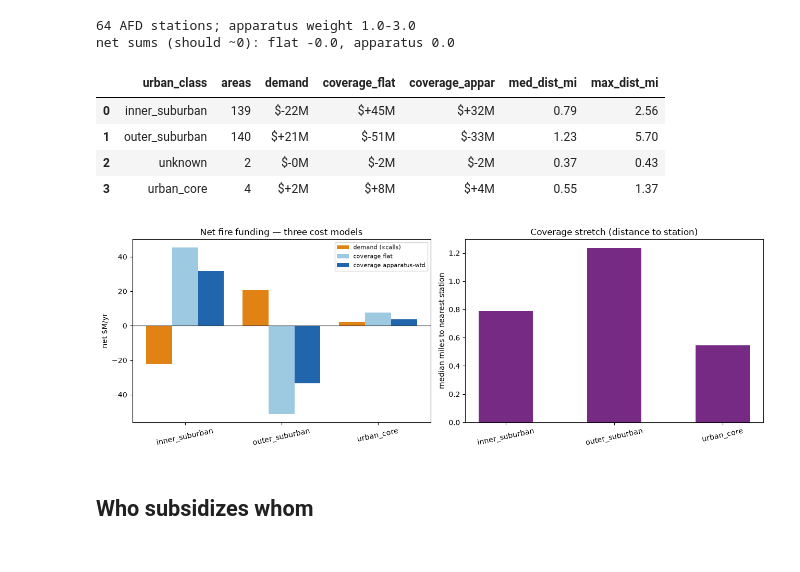
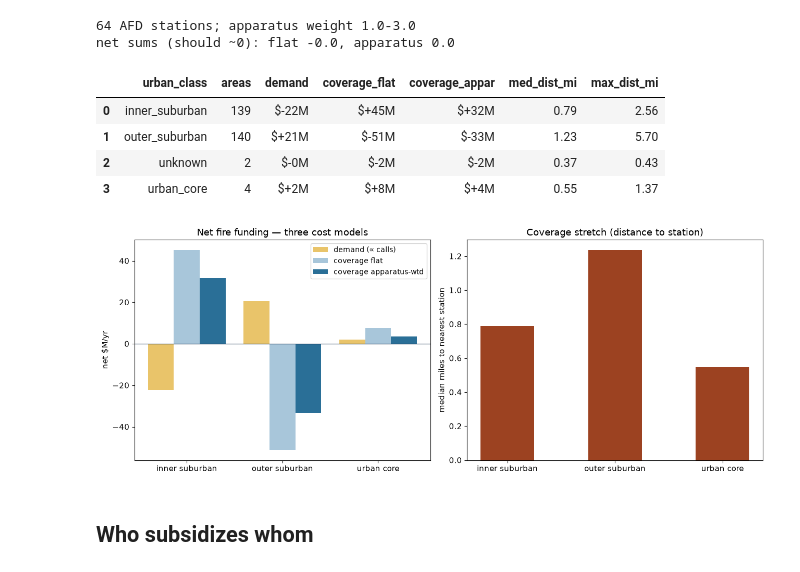
Before and after one commit to open-austin/fire-incident-analysis, a Jupyter notebook: notebooks/fire_use_vs_pays.ipynb, the cells around one changed output. Drawn from its saved outputs; the diff is of its cells as text; code cells hidden in the pictures.

```diff
--- a/notebooks/fire_use_vs_pays.ipynb
+++ b/notebooks/fire_use_vs_pays.ipynb
@@ -144,28 +144,35 @@ net sums (should ~0): flat -0.0, apparatus 0.0
 # %%
 by2 = t.groupby('urban_class').agg(areas=('net_demand_M','size'),
     demand=('net_demand_M','sum'), coverage_flat=('net_coverage_M','sum'),
     coverage_appar=('net_coverage_appar_M','sum'), med_dist_mi=('dist_mi','median'),
     max_dist_mi=('dist_mi','max')).reset_index()
 display(by2.style.format({'demand':'${:+,.0f}M'.format,'coverage_flat':'${:+,.0f}M'.format,
     'coverage_appar':'${:+,.0f}M'.format,'med_dist_mi':'{:.2f}'.format,'max_dist_mi':'{:.2f}'.format}))
+import sys; sys.path.insert(0, str(OUT.parent))
+import viz_palette as vpal
 cl = by2[by2['urban_class'].isin(['urban_core','inner_suburban','outer_suburban'])]
-x = np.arange(len(cl)); fig, ax = plt.subplots(1,2,figsize=(13,4.5))
-ax[0].bar(x-0.27, cl['demand'], 0.27, label='demand (∝calls)', color='#e08214')
-ax[0].bar(x, cl['coverage_flat'], 0.27, label='coverage flat', color='#9ecae1')
-ax[0].bar(x+0.27, cl['coverage_appar'], 0.27, label='coverage apparatus-wtd', color='#2166ac')
-ax[0].axhline(0,color='#333',lw=.8); ax[0].set_xticks(x); ax[0].set_xticklabels(cl['urban_class'],rotation=12)
-ax[0].set_ylabel('net $M/yr'); ax[0].legend(fontsize=8); ax[0].set_title('Net fire funding — three cost models')
-ax[1].bar(x, cl['med_dist_mi'], 0.5, color='#762a83')
-ax[1].set_xticks(x); ax[1].set_xticklabels(cl['urban_class'],rotation=12)
-ax[1].set_ylabel('median miles to nearest station'); ax[1].set_title('Coverage stretch (distance to station)')
-plt.tight_layout(); plt.savefig(OUT/'fire_apparatus_distance.png', dpi=110); plt.show()
+xlabels = [c.replace('_', ' ') for c in cl['urban_class']]
+x = np.arange(len(cl)); fig, ax = plt.subplots(1,2,figsize=(13,5))
+ax[0].bar(x-0.27, cl['demand'], 0.27, label='demand (∝ calls)', color='#e9c46a')
+ax[0].bar(x, cl['coverage_flat'], 0.27, label='coverage flat', color='#a8c6da')
+ax[0].bar(x+0.27, cl['coverage_appar'], 0.27, label='coverage apparatus-wtd', color=vpal.BLUEBONNET)
+ax[0].axhline(0, color=vpal.INK, lw=.9)
+ax[0].set_xticks(x); ax[0].set_xticklabels(xlabels, fontsize=11)
+ax[0].set_ylabel('net $M/yr', fontsize=11); ax[0].legend(fontsize=10)
+ax[0].set_title('Net fire funding — three cost models', fontsize=13)
+ax[1].bar(x, cl['med_dist_mi'], 0.5, color=vpal.BURNT_ORANGE)
+ax[1].set_xticks(x); ax[1].set_xticklabels(xlabels, fontsize=11)
+ax[1].set_ylabel('median miles to nearest station', fontsize=11)
+ax[1].set_title('Coverage stretch (distance to station)', fontsize=13)
+for a in ax: a.tick_params(labelsize=10.5)
+plt.tight_layout(); plt.savefig(OUT/'fire_apparatus_distance.png', dpi=140, bbox_inches='tight'); plt.show()
 # %% [output]
 |  | urban_class | areas | demand | coverage_flat | coverage_appar | med_dist_mi | max_dist_mi |
 | 0 | inner_suburban | 139 | $-22M | $+45M | $+32M | 0.79 | 2.56 |
 | 1 | outer_suburban | 140 | $+21M | $-51M | $-33M | 1.23 | 5.70 |
 | 2 | unknown | 2 | $-0M | $-2M | $-2M | 0.37 | 0.43 |
 | 3 | urban_core | 4 | $+2M | $+8M | $+4M | 0.55 | 1.37 |
-[figure, old version]
+[figure, new version]
 # %% [markdown]
 ## Who subsidizes whom
 # %%
```
Also changed, not shown: parts of 1 cell of this notebook, 6 other files.
